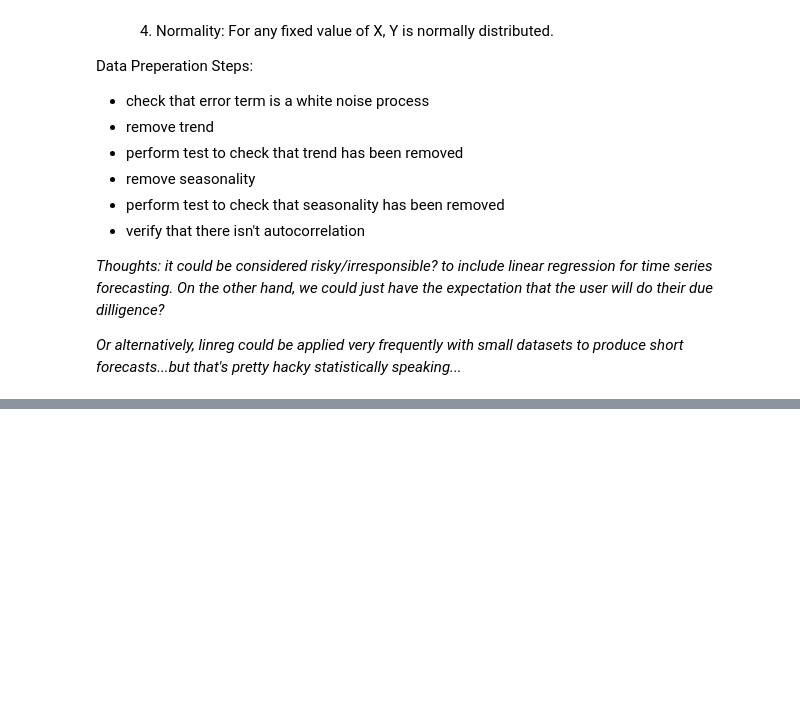
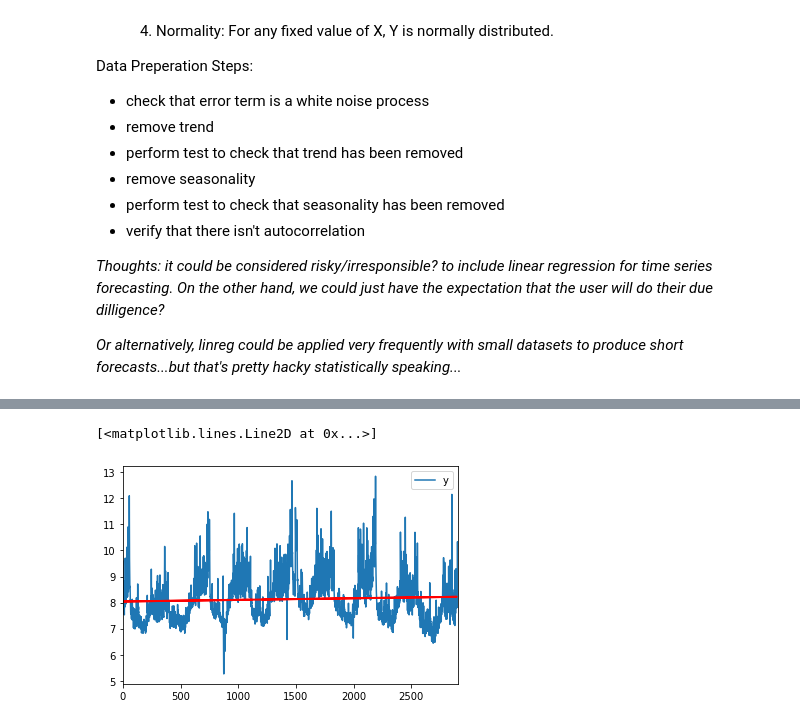
Before and after one commit to Anaisdg/Algorithm_Research, a Jupyter notebook: Forecasting/Linear_Regression/linreg/linreg.ipynb, the cells around one changed output, grey strips where cells are left out. Drawn from its saved outputs; the diff is of its cells as text; code cells hidden in the pictures; blank space fills up the shorter version.

```diff
--- a/Forecasting/Linear_Regression/linreg/linreg.ipynb
+++ b/Forecasting/Linear_Regression/linreg/linreg.ipynb
@@ -33,0 +57,3 @@ Data Preperation Steps:
+# %%
+ts = 2000
+train,test = train_test_split(df, test_size=0.2)
@@ -33,0 +72,4 @@ Data Preperation Steps:
+# %%
+regressor = LinearRegression()
+regressor.fit(x,y)
+Y_pred = regressor.predict(x_test)  # make predictions
@@ -33,0 +94,6 @@ Data Preperation Steps:
+# %%
+df[['ds','y']].plot()
+plt.plot(x_test, Y_pred, color='red', linewidth=2)
+# %% [output]
+[<matplotlib.lines.Line2D at 0x...>]
+[figure, added]
```
Also changed, not shown: parts of 8 cells of this notebook, 3 other files.
